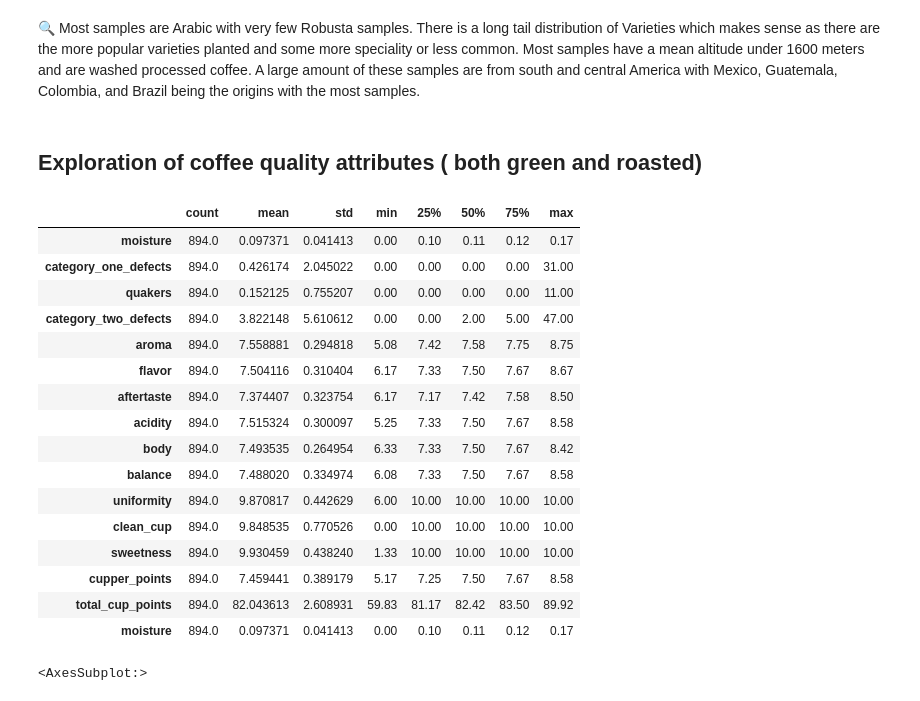
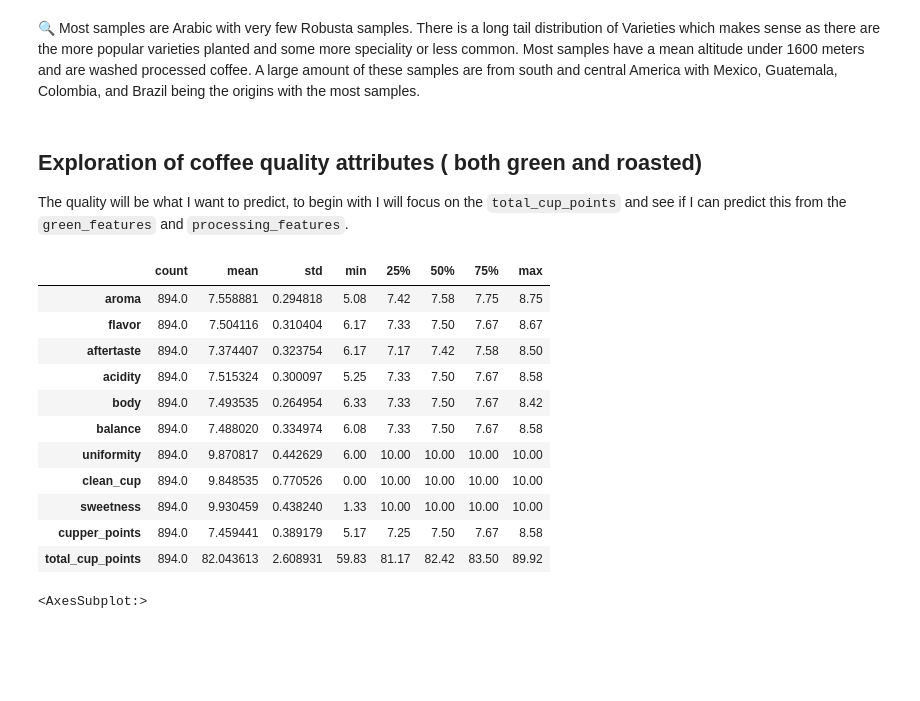
Before and after one commit to sleepypioneer/coffee-quality, a Jupyter notebook: analysis/notebooks/data_exploration.ipynb, the cells around one changed output. Drawn from its saved outputs; the diff is of its cells as text; code cells hidden in the pictures; blank space fills up the shorter version.

```diff
--- a/analysis/notebooks/data_exploration.ipynb
+++ b/analysis/notebooks/data_exploration.ipynb
@@ -9,5 +17,5 @@ import matplotlib.pyplot as plt
 # %%
-df = pd.read_csv("data/merged_data_cleaned.csv",  index_col=0)
+df = pd.read_csv("../data/merged_data_cleaned.csv",  index_col=0)
 # %%
 len(df)
 # %% [output]
@@ -67,3 +51,7 @@ cert_info = ['expiration', 'certification_body', 'certification_address',
+# %%
+quality_features = ["aroma", "flavor", "aftertaste", "acidity",
+       "body", "balance", "uniformity", "clean_cup", "sweetness",
+       "cupper_points", "total_cup_points"]
 # %% [markdown]
 ### Handling empty/ null values
 # %%
@@ -87,20 +75,7 @@ altitude_high_meters      230
 altitude_mean_meters      230
 dtype: int64
 # %%
-df["altitude_low_meters"].fillna(df["altitude_low_meters"].mean(), inplace=True)
-df["altitude_high_meters"].fillna(df["altitude_high_meters"].mean(), inplace=True)
-df["altitude_mean_meters"].fillna(df["altitude_mean_meters"].mean(), inplace=True)
-
-
-df["lot_number"].fillna("missing", inplace=True)
-df["farm_name"].fillna("missing", inplace=True)
-df["mill"].fillna("missing", inplace=True)
-df["owner"].fillna("missing", inplace=True)
-df["company"].fillna("missing", inplace=True)
-df["producer"].fillna("missing", inplace=True)
-df["ico_number"].fillna("missing", inplace=True)
-
-df = df.dropna()
+df = handle_na_values(df)
 # %%
 len(df)
 # %% [output]
@@ -185,14 +162,12 @@ plt.bar(variety.index, variety.values)
 🔍 Most samples are Arabic with very few Robusta samples. There is a long tail distribution of Varieties which makes sense as there are the more popular varieties planted and some more speciality or less common. Most samples have a mean altitude under 1600 meters and are washed processed coffee. A large amount of these samples are from south and central America with Mexico, Guatemala, Colombia, and Brazil being the origins with the most samples.
 # %% [markdown]
 ## Exploration of coffee quality attributes ( both green and roasted)
+
+The quality will be what I want to predict, to begin with I will focus on the `total_cup_points` and see if I can predict this from the `green_features` and `processing_features`.
 # %%
-df[green_analysis + quality_features].describe().T
+df[quality_features].describe().T
 # %% [output]
 |  | count | mean | std | min | 25% | 50% | 75% | max |
-| moisture | 894.0 | 0.097371 | 0.041413 | 0.00 | 0.10 | 0.11 | 0.12 | 0.17 |
-| category_one_defects | 894.0 | 0.426174 | 2.045022 | 0.00 | 0.00 | 0.00 | 0.00 | 31.00 |
-| quakers | 894.0 | 0.152125 | 0.755207 | 0.00 | 0.00 | 0.00 | 0.00 | 11.00 |
-| category_two_defects | 894.0 | 3.822148 | 5.610612 | 0.00 | 0.00 | 2.00 | 5.00 | 47.00 |
 | aroma | 894.0 | 7.558881 | 0.294818 | 5.08 | 7.42 | 7.58 | 7.75 | 8.75 |
 | flavor | 894.0 | 7.504116 | 0.310404 | 6.17 | 7.33 | 7.50 | 7.67 | 8.67 |
 | aftertaste | 894.0 | 7.374407 | 0.323754 | 6.17 | 7.17 | 7.42 | 7.58 | 8.50 |
@@ -204,7 +179,6 @@ df[green_analysis + quality_features].describe().T
 | sweetness | 894.0 | 9.930459 | 0.438240 | 1.33 | 10.00 | 10.00 | 10.00 | 10.00 |
 | cupper_points | 894.0 | 7.459441 | 0.389179 | 5.17 | 7.25 | 7.50 | 7.67 | 8.58 |
 | total_cup_points | 894.0 | 82.043613 | 2.608931 | 59.83 | 81.17 | 82.42 | 83.50 | 89.92 |
-| moisture | 894.0 | 0.097371 | 0.041413 | 0.00 | 0.10 | 0.11 | 0.12 | 0.17 |
 # %%
 df[df["total_cup_points"] > 80]["total_cup_points"].round().value_counts().plot(kind="bar")
 # %% [output]
```
Also changed, not shown: parts of 24 cells of this notebook, 5 other files.
